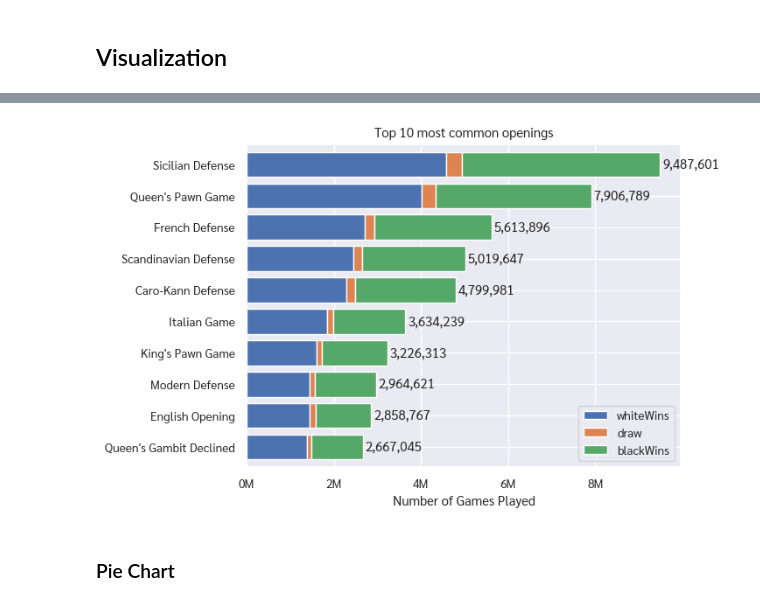
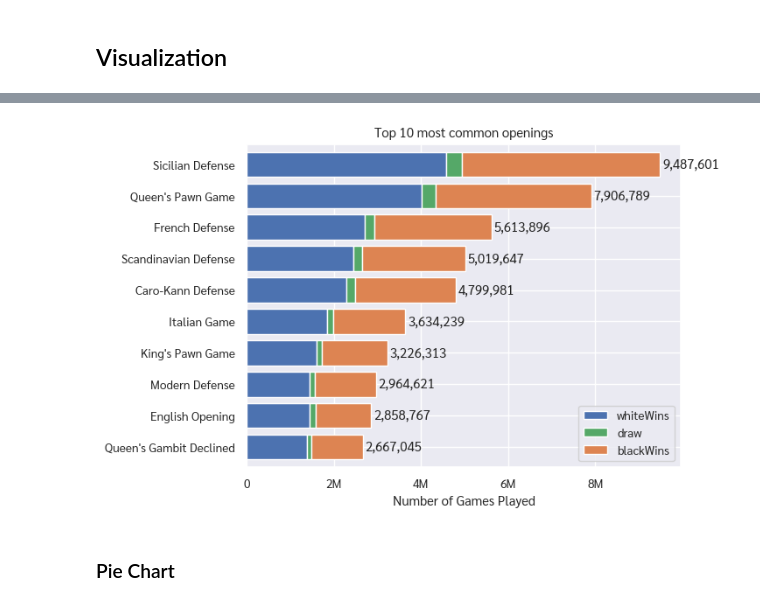
Before and after one commit to PawinChan/bigChessData, a Jupyter notebook: nb_GeneralVisualization.ipynb, the cells around one changed output, grey strips where cells are left out. Drawn from its saved outputs; the diff is of its cells as text; code cells hidden in the pictures.

Commit message:
Fix color pallete

```diff
--- a/nb_GeneralVisualization.ipynb
+++ b/nb_GeneralVisualization.ipynb
@@ -136,8 +152,9 @@ focusedOpenings
 # %%
-openingPlot = stuffToPlot.plot(kind='barh', stacked=True, title='Top 10 most common openings', ylabel='', xlabel='Number of Games Played', width=0.8)
+p = sb.color_palette()
+openingPlot = stuffToPlot.plot(kind='barh', stacked=True, title='Top 10 most common openings', ylabel='', xlabel='Number of Games Played', width=0.8, color=[p[0], p[2], p[1]])
 openingPlot.bar_label(openingPlot.containers[2], fmt='{:,.0f}', padding=2)
 openingPlot.xaxis.set_major_formatter(tm_formatter)
 openingPlot.xaxis.set_major_locator(ticker.MultipleLocator(base=2*1e6))
 openingPlot.xaxis.set_minor_locator(ticker.MultipleLocator(base=1e6/2))
 # %% [output]
-[figure, old version]
+[figure, new version]
```
Also changed, not shown: parts of 6 cells of this notebook, 21 other files.
